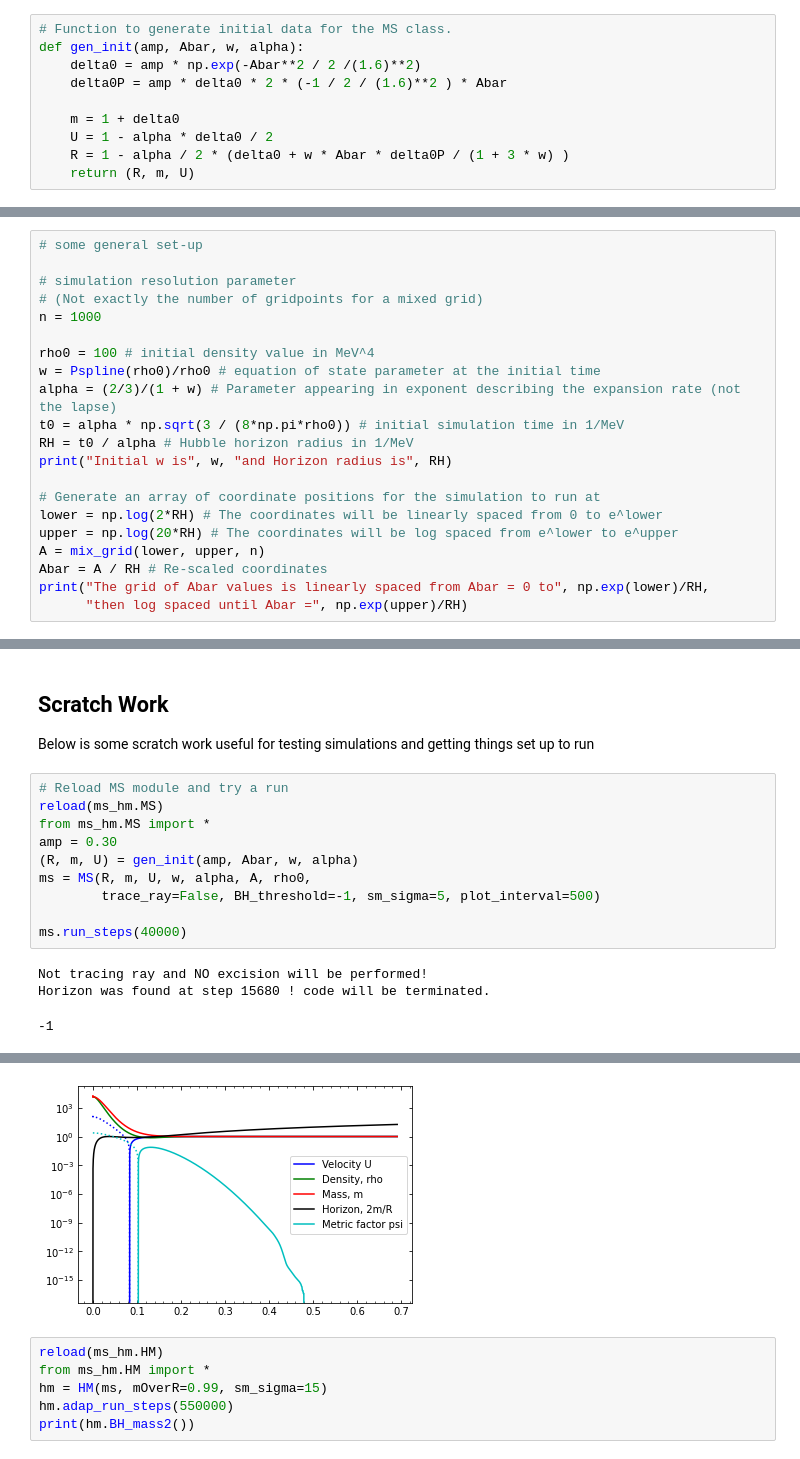
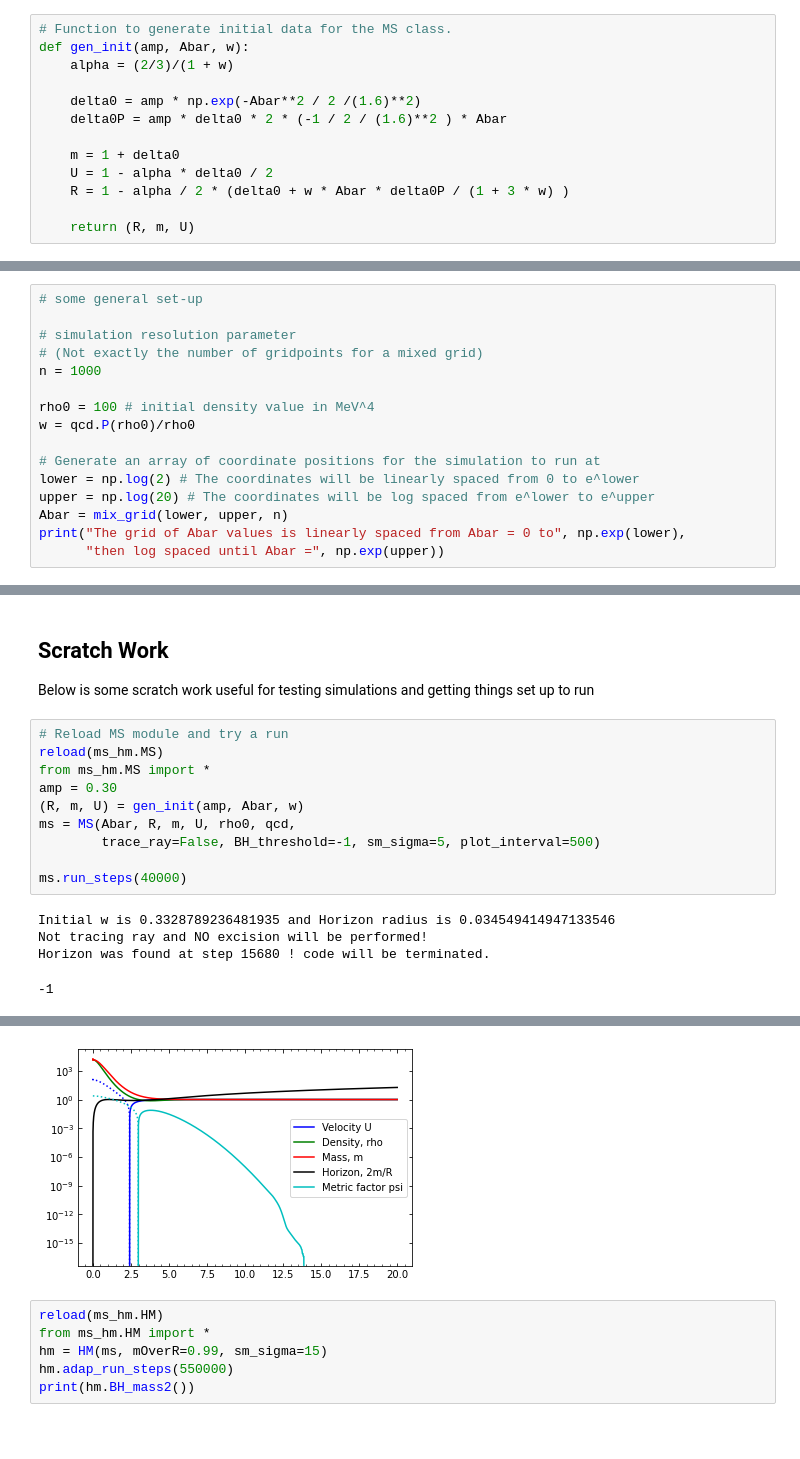
Before and after one commit to jbmertens/criticalcollapse, a Jupyter notebook: Critical_scaling.ipynb, the cells around one changed output, grey strips where cells are left out. Saved outputs shown, nothing was run; the diff lists cells and outputs as text; blank space fills up the shorter version.

```diff
--- a/Critical_scaling.ipynb
+++ b/Critical_scaling.ipynb
@@ -107,13 +107,16 @@ def uni_grid( right, n):
     return A
 # %%
 # Function to generate initial data for the MS class.
-def gen_init(amp, Abar, w, alpha):
+def gen_init(amp, Abar, w):
+    alpha = (2/3)/(1 + w)
+
     delta0 = amp * np.exp(-Abar**2 / 2 /(1.6)**2)
     delta0P = amp * delta0 * 2 * (-1 / 2 / (1.6)**2 ) * Abar
 
     m = 1 + delta0
     U = 1 - alpha * delta0 / 2
     R = 1 - alpha / 2 * (delta0 + w * Abar * delta0P / (1 + 3 * w) )
+
     return (R, m, U)
 # %%
 # Check if a BH forms
@@ -212,17 +215,12 @@ Code below will set up grids (arrays) for running the simulations.
 n = 1000
 
 rho0 = 100 # initial density value in MeV^4
-w = Pspline(rho0)/rho0 # equation of state parameter at the initial time
-alpha = (2/3)/(1 + w) # Parameter appearing in exponent describing the expansion rate (not the lapse)
-t0 = alpha * np.sqrt(3 / (8*np.pi*rho0)) # initial simulation time in 1/MeV
-RH = t0 / alpha # Hubble horizon radius in 1/MeV
-print("Initial w is", w, "and Horizon radius is", RH)
+w = qcd.P(rho0)/rho0
 
 # Generate an array of coordinate positions for the simulation to run at
-lower = np.log(2*RH) # The coordinates will be linearly spaced from 0 to e^lower
-upper = np.log(20*RH) # The coordinates will be log spaced from e^lower to e^upper
-A = mix_grid(lower, upper, n)
-Abar = A / RH # Re-scaled coordinates
-print("The grid of Abar values is linearly spaced from Abar = 0 to", np.exp(lower)/RH,
-      "then log spaced until Abar =", np.exp(upper)/RH)
+lower = np.log(2) # The coordinates will be linearly spaced from 0 to e^lower
+upper = np.log(20) # The coordinates will be log spaced from e^lower to e^upper
+Abar = mix_grid(lower, upper, n)
+print("The grid of Abar values is linearly spaced from Abar = 0 to", np.exp(lower),
+      "then log spaced until Abar =", np.exp(upper))
 # %% [output]
@@ -237,12 +234,13 @@ Below is some scratch work useful for testing simulations and getting things set
 reload(ms_hm.MS)
 from ms_hm.MS import *
 amp = 0.30
-(R, m, U) = gen_init(amp, Abar, w, alpha)
-ms = MS(R, m, U, w, alpha, A, rho0,
+(R, m, U) = gen_init(amp, Abar, w)
+ms = MS(Abar, R, m, U, rho0, qcd,
         trace_ray=False, BH_threshold=-1, sm_sigma=5, plot_interval=500)
 
 ms.run_steps(40000)
 # %% [output]
+Initial w is 0.3328789236481935 and Horizon radius is 0.034549414947133546
 Not tracing ray and NO excision will be performed!
 Horizon was found at step 15680 ! code will be terminated.
 -1
@@ -256,4 +254,4 @@ Horizon was found at step 15680 ! code will be terminated.
-[figure, old version]
+[figure, new version]
 # %%
 reload(ms_hm.HM)
 from ms_hm.HM import *
```
Also changed, not shown: parts of 2 cells of this notebook, 2 other files.
